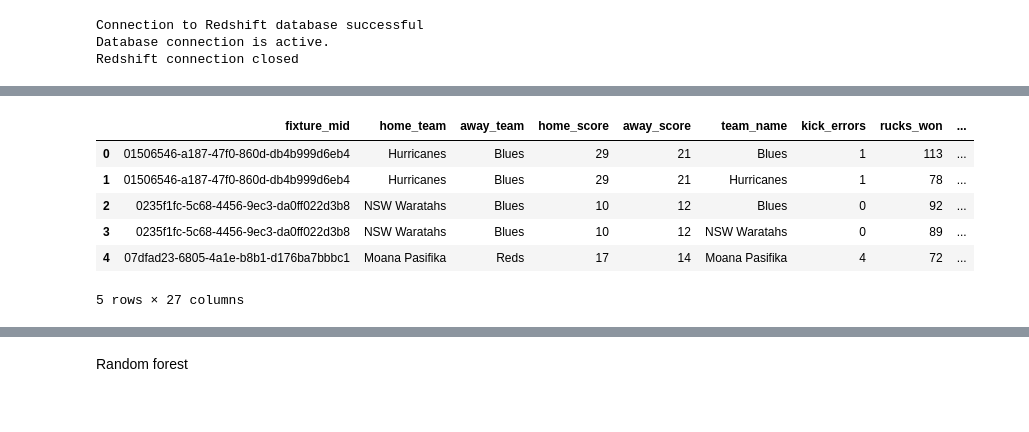
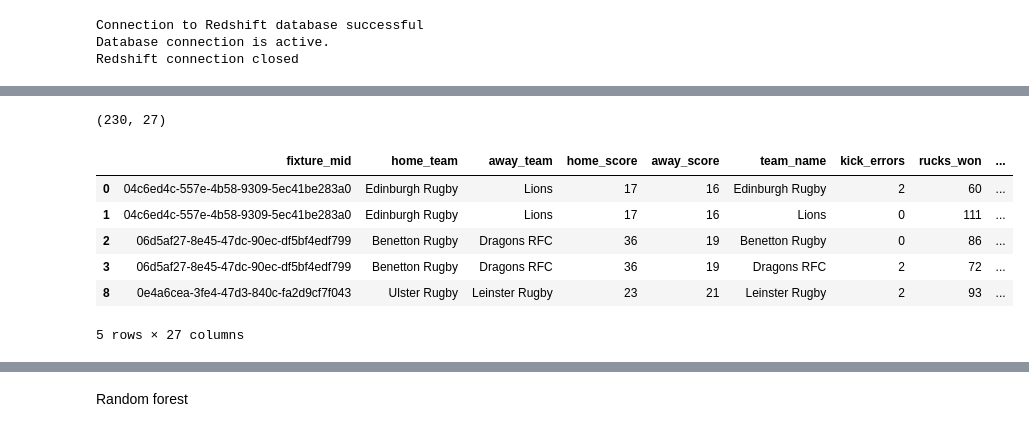
Before and after one commit to eben1985/match_event_weighting, a Jupyter notebook: main.ipynb, the cells around one changed output, grey strips where cells are left out. Cells and saved outputs as stored; diff of their text form; code cells hidden in the pictures.

```diff
--- a/main.ipynb
+++ b/main.ipynb
@@ -28,11 +27,0 @@ df_redshift_data_all.shape
-# %%
-df_redshift_data_all.head()
-# df_redshift_data_all.shape
-# %% [output]
-|  | fixture_mid | home_team | away_team | home_score | away_score | team_name | kick_errors | rucks_won | ... |
-| 0 | 01506546-a187-47f0-860d-db4b999d6eb4 | Hurricanes | Blues | 29 | 21 | Blues | 1 | 113 | ... |
-| 1 | 01506546-a187-47f0-860d-db4b999d6eb4 | Hurricanes | Blues | 29 | 21 | Hurricanes | 1 | 78 | ... |
-| 2 | 0235f1fc-5c68-4456-9ec3-da0ff022d3b8 | NSW Waratahs | Blues | 10 | 12 | Blues | 0 | 92 | ... |
-| 3 | 0235f1fc-5c68-4456-9ec3-da0ff022d3b8 | NSW Waratahs | Blues | 10 | 12 | NSW Waratahs | 0 | 89 | ... |
-| 4 | 07dfad23-6805-4a1e-b8b1-d176ba7bbbc1 | Moana Pasifika | Reds | 17 | 14 | Moana Pasifika | 4 | 72 | ... |
-5 rows × 27 columns
@@ -39,3 +30,17 @@ df_redshift_data_all.head()
+# %%
+df_redshift_data_all_clean.shape
+# %% [output]
+(230, 27)
+# %%
+df_redshift_data_all_clean.head()
+# %% [output]
+|  | fixture_mid | home_team | away_team | home_score | away_score | team_name | kick_errors | rucks_won | ... |
+| 0 | 04c6ed4c-557e-4b58-9309-5ec41be283a0 | Edinburgh Rugby | Lions | 17 | 16 | Edinburgh Rugby | 2 | 60 | ... |
+| 1 | 04c6ed4c-557e-4b58-9309-5ec41be283a0 | Edinburgh Rugby | Lions | 17 | 16 | Lions | 0 | 111 | ... |
+| 2 | 06d5af27-8e45-47dc-90ec-df5bf4edf799 | Benetton Rugby | Dragons RFC | 36 | 19 | Benetton Rugby | 0 | 86 | ... |
+| 3 | 06d5af27-8e45-47dc-90ec-df5bf4edf799 | Benetton Rugby | Dragons RFC | 36 | 19 | Dragons RFC | 2 | 72 | ... |
+| 8 | 0e4a6cea-3fe4-47d3-840c-fa2d9cf7f043 | Ulster Rugby | Leinster Rugby | 23 | 21 | Leinster Rugby | 2 | 93 | ... |
+5 rows × 27 columns
 # %%
 
 # df_redshift_data_all = pd.read_csv('redshift_data.csv')
```
Also changed, not shown: parts of 11 cells of this notebook, 5 other files.
